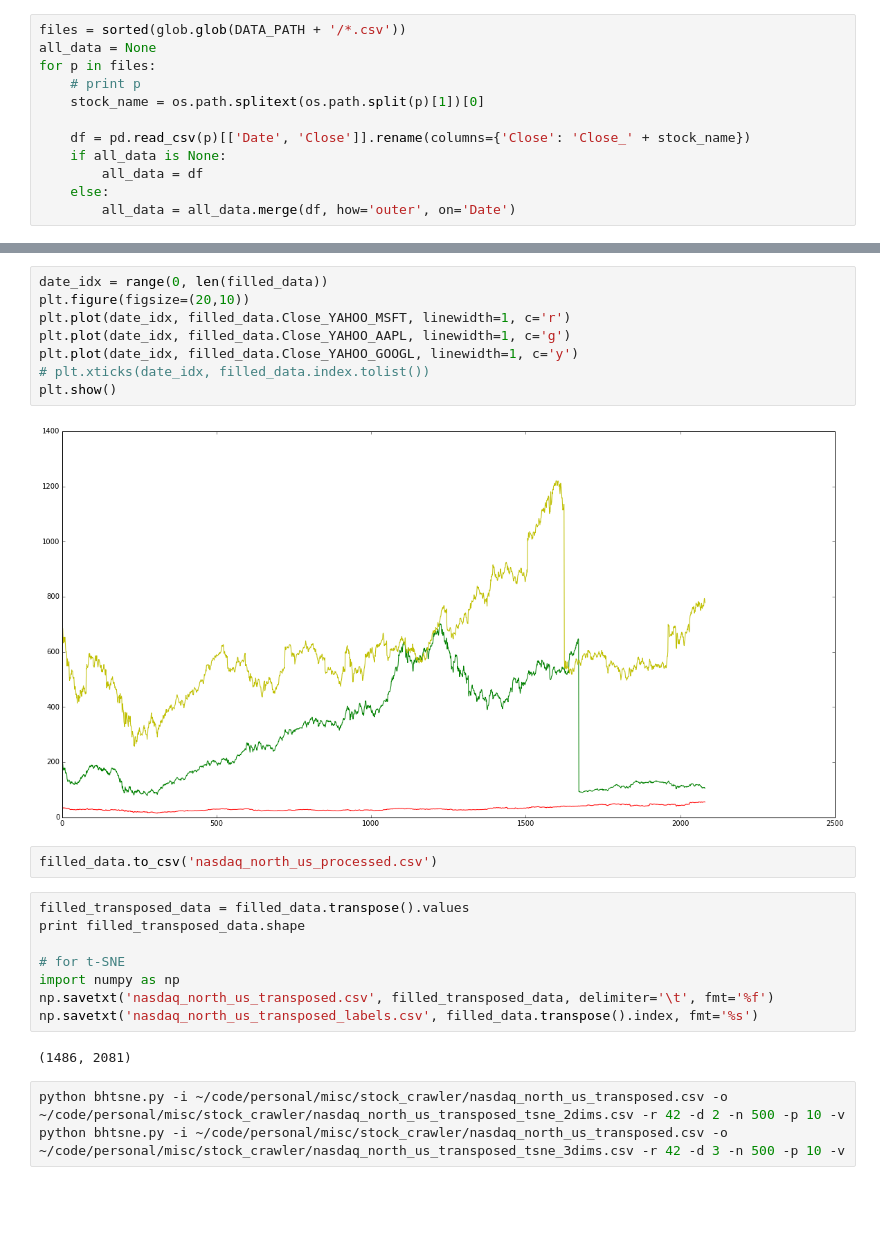
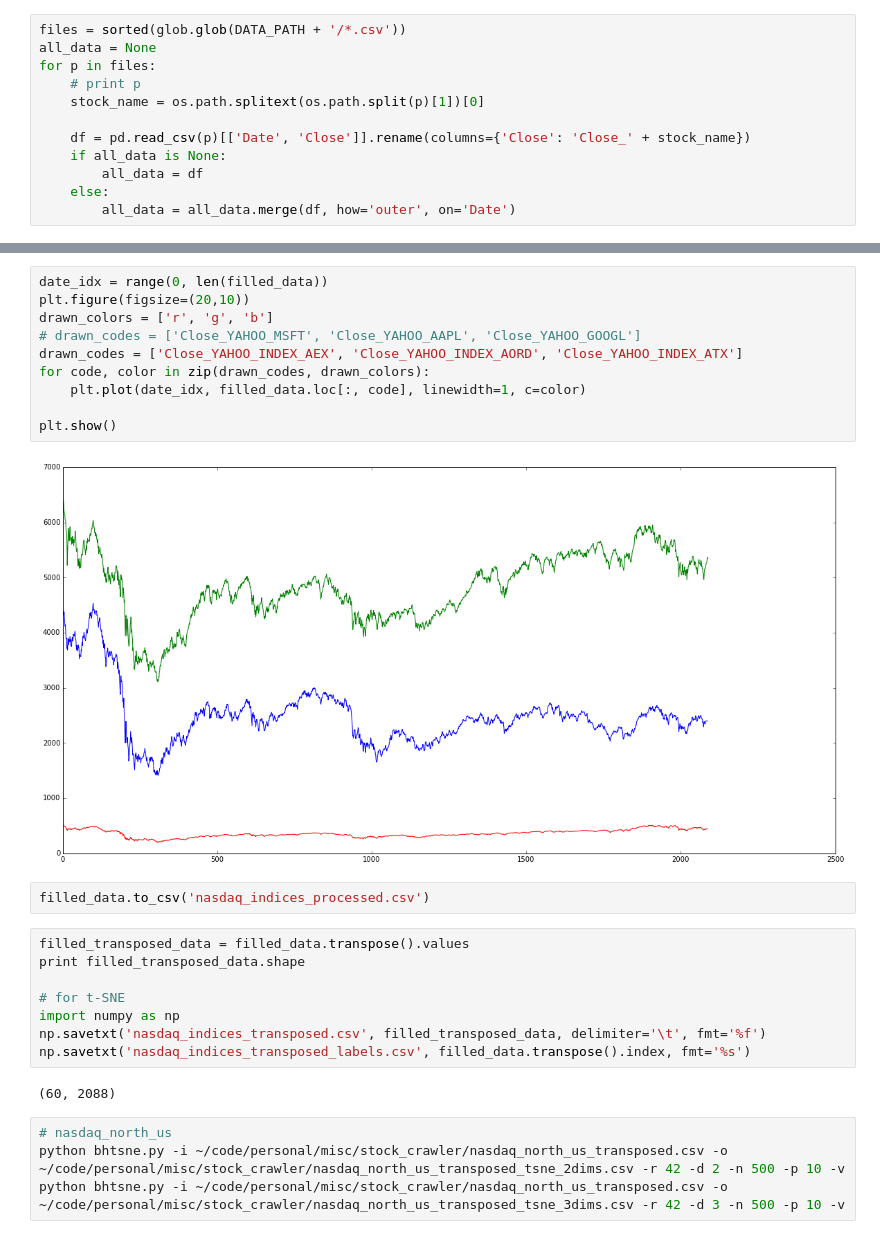
Before and after one commit to phvu/misc, a Jupyter notebook: stock_crawler/Nasdaq North US stocks.ipynb, the cells around one changed output, grey strips where cells are left out. Saved outputs shown, nothing was run; the diff lists cells and outputs as text; blank space fills up the shorter version.

```diff
--- a/stock_crawler/Nasdaq North US stocks.ipynb
+++ b/stock_crawler/Nasdaq North US stocks.ipynb
@@ -83,25 +83,28 @@ filled_data.iloc[:10, :]
-# %%
-date_idx = range(0, len(filled_data))
-plt.figure(figsize=(20,10))
-plt.plot(date_idx, filled_data.Close_YAHOO_MSFT, linewidth=1, c='r')
-plt.plot(date_idx, filled_data.Close_YAHOO_AAPL, linewidth=1, c='g')
-plt.plot(date_idx, filled_data.Close_YAHOO_GOOGL, linewidth=1, c='y')
-# plt.xticks(date_idx, filled_data.index.tolist())
-plt.show()
-# %% [output]
-[figure, removed]
+# %%
+date_idx = range(0, len(filled_data))
+plt.figure(figsize=(20,10))
+drawn_colors = ['r', 'g', 'b']
+# drawn_codes = ['Close_YAHOO_MSFT', 'Close_YAHOO_AAPL', 'Close_YAHOO_GOOGL']
+drawn_codes = ['Close_YAHOO_INDEX_AEX', 'Close_YAHOO_INDEX_AORD', 'Close_YAHOO_INDEX_ATX']
+for code, color in zip(drawn_codes, drawn_colors):
+    plt.plot(date_idx, filled_data.loc[:, code], linewidth=1, c=color)
+
+plt.show()
+# %% [output]
+[figure, added]
 # %%
-filled_data.to_csv('nasdaq_north_us_processed.csv')
+filled_data.to_csv('nasdaq_indices_processed.csv')
 # %%
 filled_transposed_data = filled_data.transpose().values
 print filled_transposed_data.shape
 
 # for t-SNE
 import numpy as np
-np.savetxt('nasdaq_north_us_transposed.csv', filled_transposed_data, delimiter='\t', fmt='%f')
-np.savetxt('nasdaq_north_us_transposed_labels.csv', filled_data.transpose().index, fmt='%s')
+np.savetxt('nasdaq_indices_transposed.csv', filled_transposed_data, delimiter='\t', fmt='%f')
+np.savetxt('nasdaq_indices_transposed_labels.csv', filled_data.transpose().index, fmt='%s')
 # %% [output]
-(1486, 2081)
+(60, 2088)
 # %%
+# nasdaq_north_us
 python bhtsne.py -i ~/code/personal/misc/stock_crawler/nasdaq_north_us_transposed.csv -o ~/code/personal/misc/stock_crawler/nasdaq_north_us_transposed_tsne_2dims.csv -r 42 -d 2 -n 500 -p 10 -v
 python bhtsne.py -i ~/code/personal/misc/stock_crawler/nasdaq_north_us_transposed.csv -o ~/code/personal/misc/stock_crawler/nasdaq_north_us_transposed_tsne_3dims.csv -r 42 -d 3 -n 500 -p 10 -v
```
Also changed, not shown: parts of 6 cells of this notebook, 9 other files.
